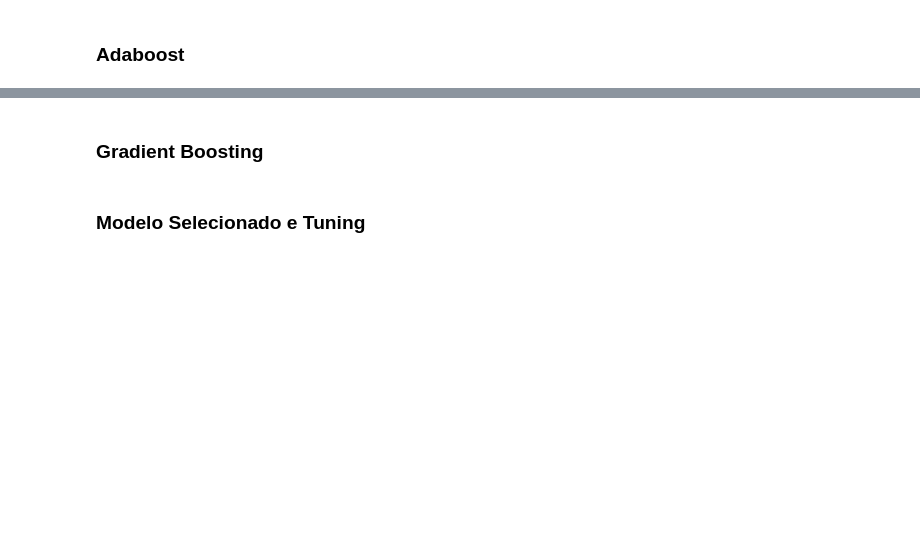
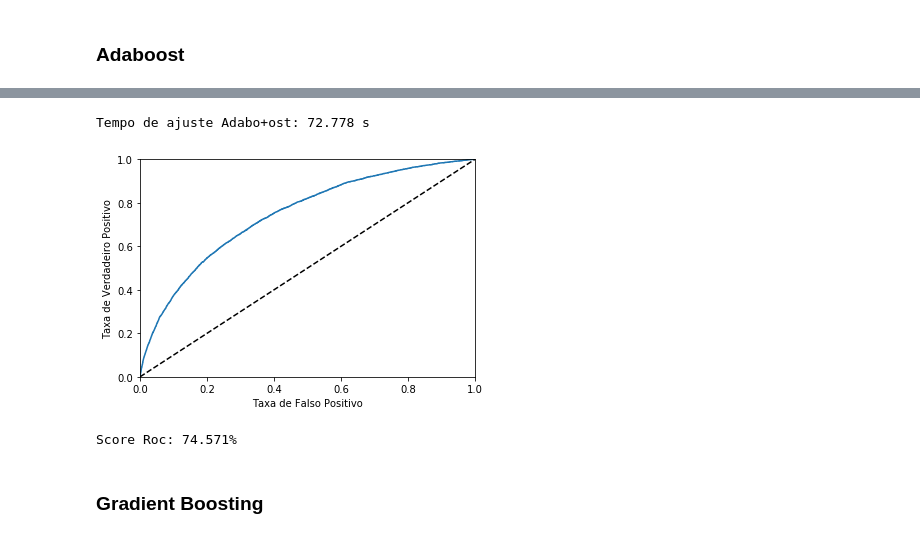
Before and after one commit to vyniciuss/NDG_ml_Home_Credit, a Jupyter notebook: Home_Credit_MS.ipynb, the cells around one changed output, grey strips where cells are left out. Cells and saved outputs as stored; diff of their text form; code cells hidden in the pictures; blank space fills up the shorter version.

```diff
--- a/Home_Credit_MS.ipynb
+++ b/Home_Credit_MS.ipynb
@@ -103,4 +115,14 @@ classifiers = ['adaboost', 'random_forest', 'gaussian_nb', 'lightgbm']
+# %%
+classifier = AdaBoostClassifier()
+t0 = time()
+classifier.fit(x_train, y_train)
+print("Tempo de ajuste Adabo+ost:", round(time()-t0, 3), "s")
+y_probas = classifier.predict_proba(x_test)
+y_scores = y_probas[:, 1]
+draw_roc_score(y_scores, y_test)
+# %% [output]
+Tempo de ajuste Adabo+ost: 72.778 s
+[figure, added]
+Score Roc: 74.571%
 # %% [markdown]
 ### Gradient Boosting
-# %% [markdown]
-### Modelo Selecionado e Tuning
```
Also changed, not shown: parts of 9 cells of this notebook.
